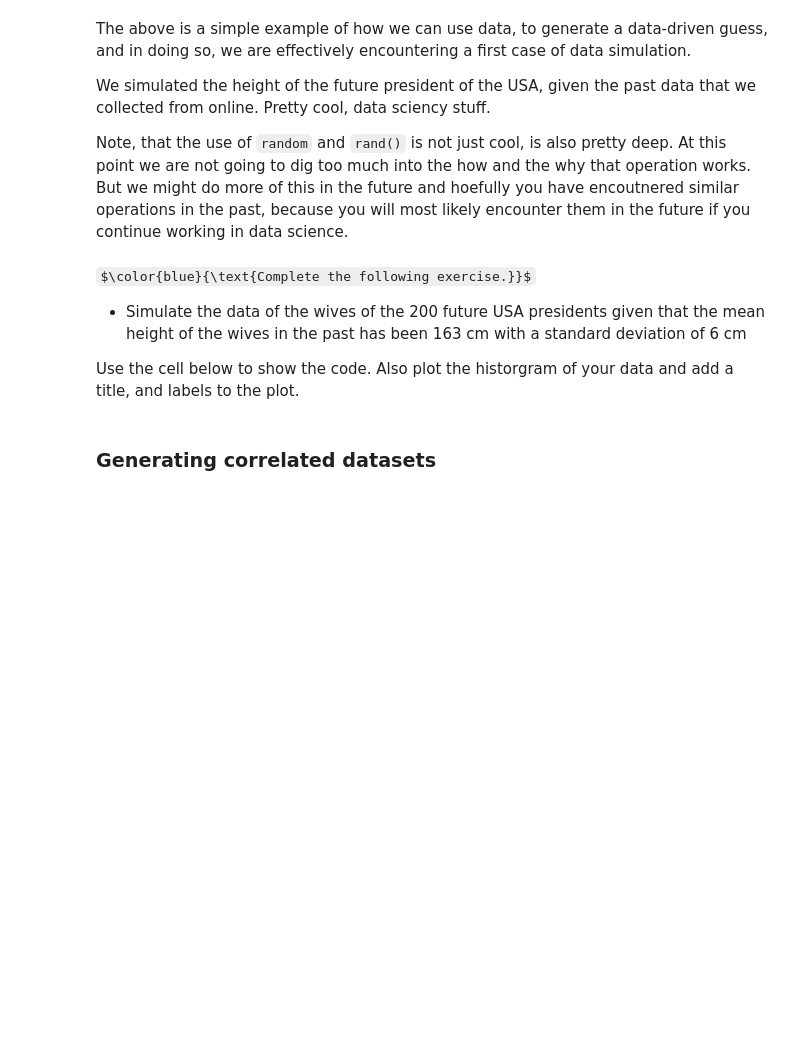
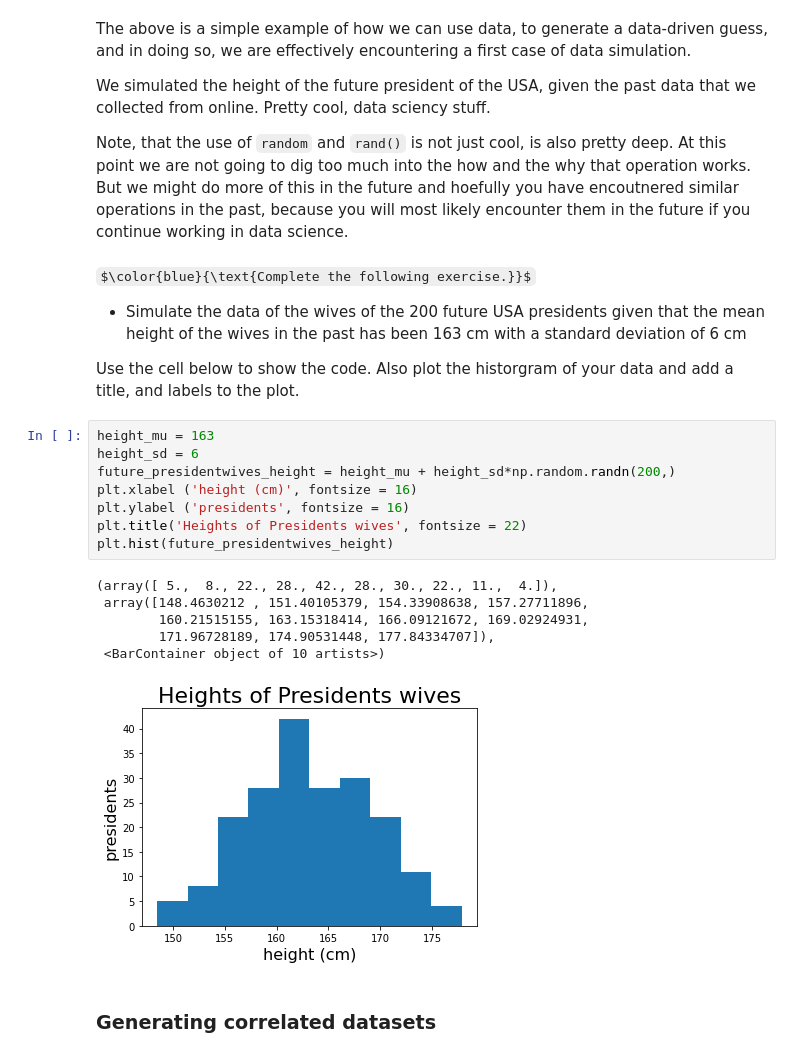
Before and after one commit to sanyakotian/PythonTutorials, a Jupyter notebook: tutorial013-Numpy-Advanced-GeneratingData.ipynb, the cells around one changed output. Drawn from its saved outputs; the diff is of its cells as text; some formulas as TeX source; blank space fills up the shorter version.

```diff
--- a/tutorial013-Numpy-Advanced-GeneratingData.ipynb
+++ b/tutorial013-Numpy-Advanced-GeneratingData.ipynb
@@ -247,6 +324,21 @@ $\color{blue}{\text{Complete the following exercise.}}$
   - Simulate the data of the wives of the 200 future USA presidents given that the mean height of the wives in the past has been 163 cm with a standard deviation of 6 cm
 
 Use the cell below to show the code. Also plot the historgram of your data and add a title, and labels to the plot.
+# %%
+height_mu = 163
+height_sd = 6
+future_presidentwives_height = height_mu + height_sd*np.random.randn(200,)
+plt.xlabel ('height (cm)', fontsize = 16)
+plt.ylabel ('presidents', fontsize = 16)
+plt.title('Heights of Presidents wives', fontsize = 22)
+plt.hist(future_presidentwives_height)
+# %% [output]
+(array([ 5.,  8., 22., 28., 42., 28., 30., 22., 11.,  4.]),
+ array([148.4630212 , 151.40105379, 154.33908638, 157.27711896,
+        160.21515155, 163.15318414, 166.09121672, 169.02924931,
+        171.96728189, 174.90531448, 177.84334707]),
+ <BarContainer object of 10 artists>)
+[figure, added]
 # %% [markdown]
 ### Generating correlated datasets
 # %% [markdown]
```
Also changed, not shown: parts of 38 cells of this notebook, 2 other files.
